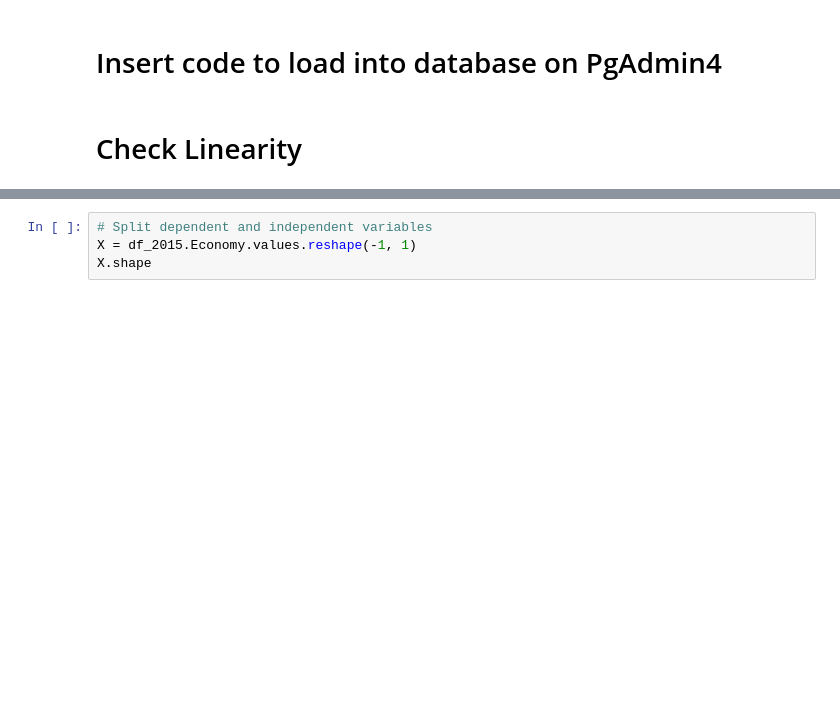
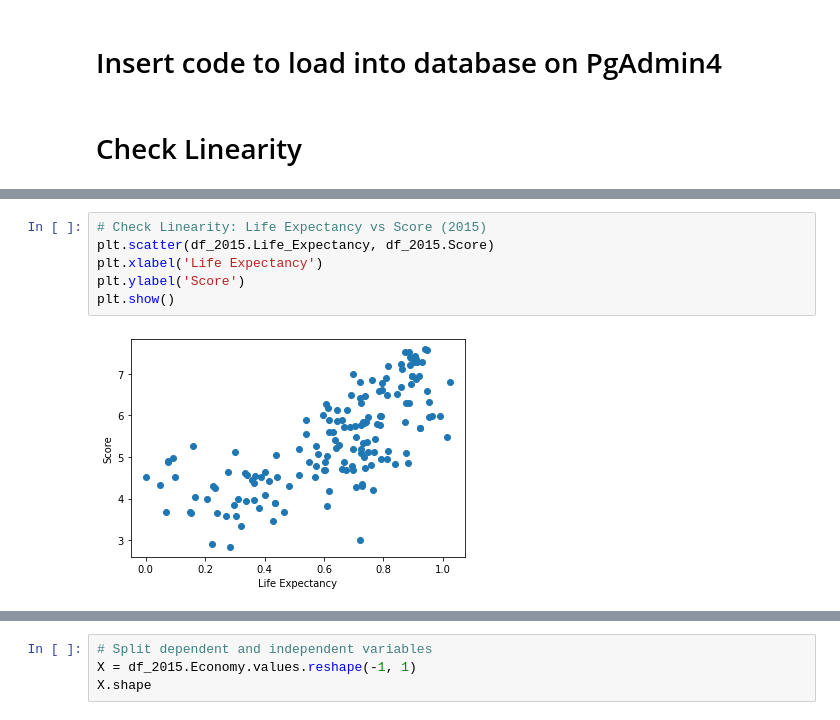
Before and after one commit to vyu821/world-happiness-analysis, a Jupyter notebook: happiness_machine_learning_model.ipynb, the cells around one changed output, grey strips where cells are left out. Saved outputs shown, nothing was run; the diff lists cells and outputs as text; blank space fills up the shorter version.

```diff
--- a/happiness_machine_learning_model.ipynb
+++ b/happiness_machine_learning_model.ipynb
@@ -171,0 +183,8 @@ plt.show()
+# %%
+# Check Linearity: Life Expectancy vs Score (2015)
+plt.scatter(df_2015.Life_Expectancy, df_2015.Score)
+plt.xlabel('Life Expectancy')
+plt.ylabel('Score')
+plt.show()
+# %% [output]
+[figure, added]
```
Also changed, not shown: parts of 74 cells of this notebook.
